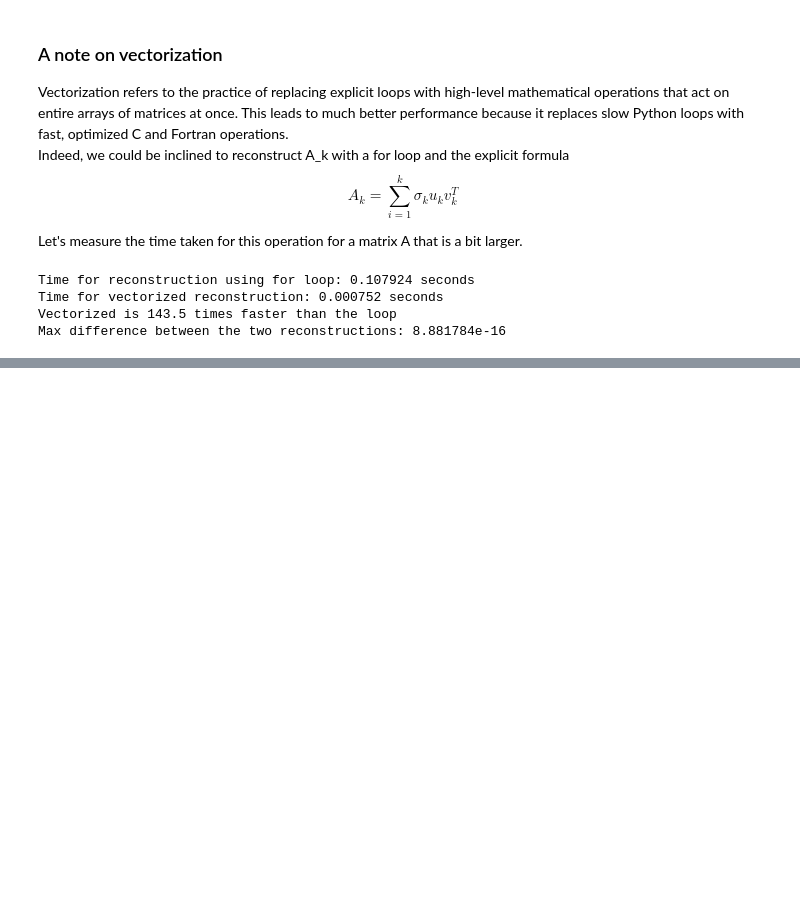
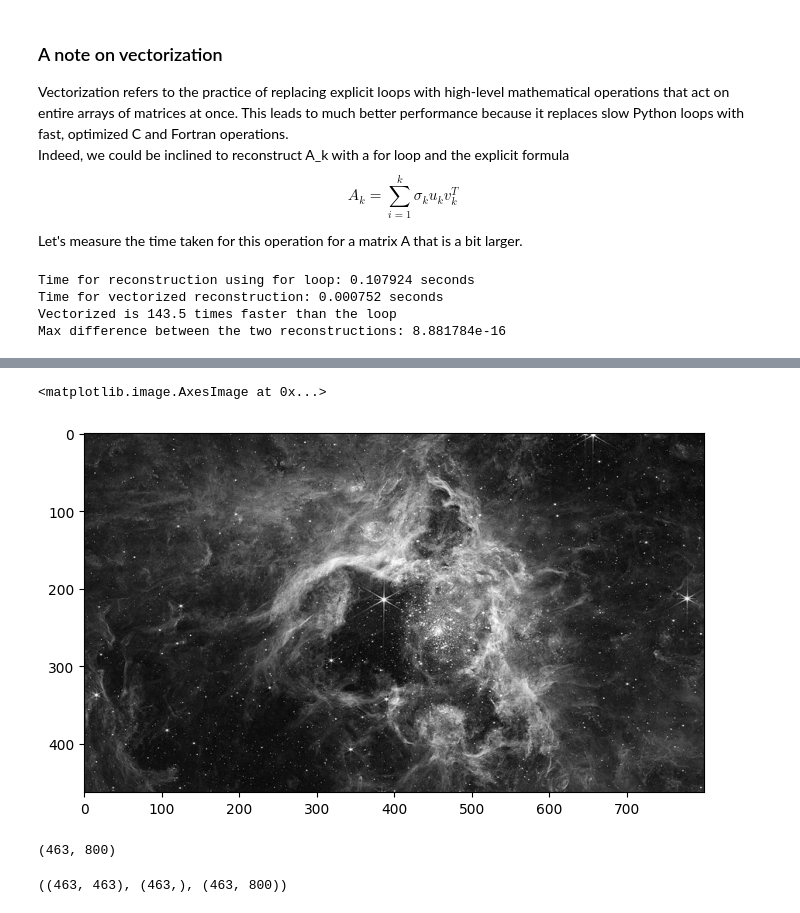
Before and after one commit to ffonti/numerical-analysis-for-machine-learning, a Jupyter notebook: 24:25/2024_10_04_lab1.ipynb, the cells around one changed output, grey strips where cells are left out. Drawn from its saved outputs; the diff is of its cells as text; code cells hidden in the pictures; blank space fills up the shorter version.

```diff
--- a/24:25/2024_10_04_lab1.ipynb
+++ b/24:25/2024_10_04_lab1.ipynb
@@ -95,0 +113,19 @@ Max difference between the two reconstructions: 8.881784e-16
+# %%
+#Convert the picture to gray-scale and visualize it
+X = np.mean(A, axis=2)
+X.shape
+plt.imshow(X, cmap="gray")
+# %% [output]
+<matplotlib.image.AxesImage at 0x...>
+[figure, added]
+# %%
+#What is the picture size?
+X.shape
+# %% [output]
+(463, 800)
+# %%
+#Perform the SVD
+U, s, VT = np.linalg.svd(X, full_matrices=False)
+U.shape, s.shape, VT.shape
+# %% [output]
+((463, 463), (463,), (463, 800))
```
Also changed, not shown: parts of 24 cells of this notebook, 1 other file.
